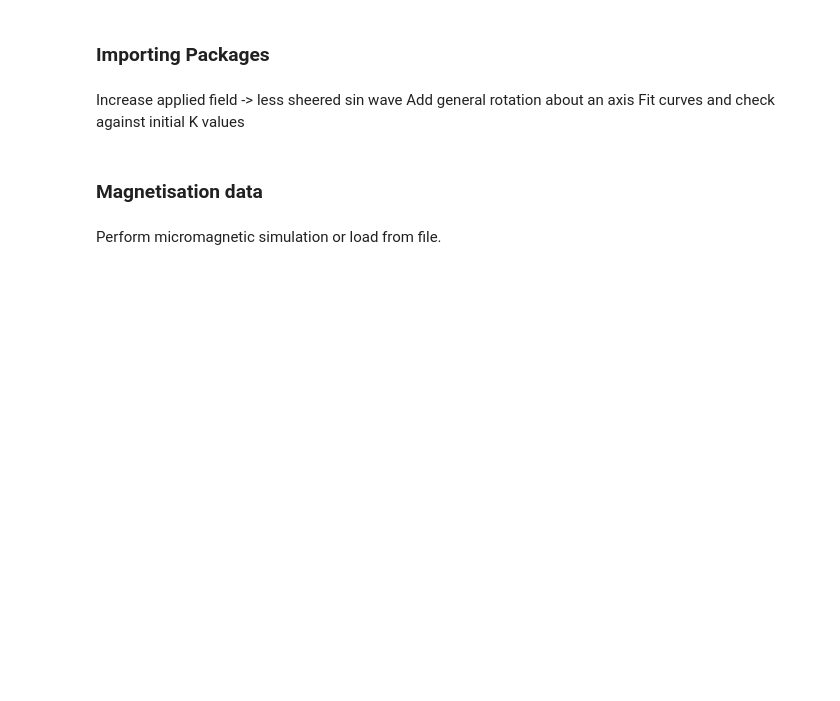
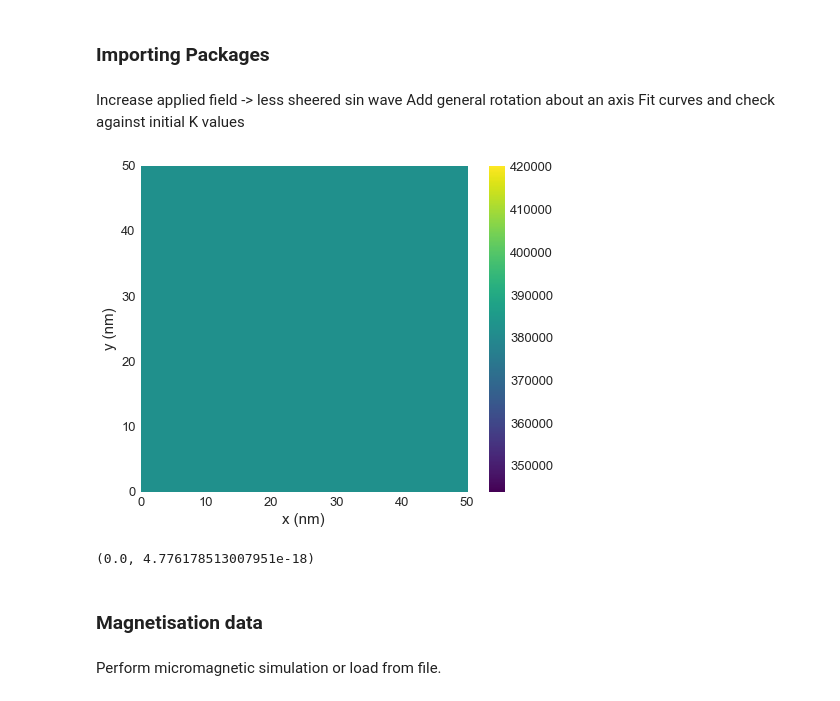
Before and after one commit to ubermag/mag2exp, a Jupyter notebook: docs/ipynb/torque_df_based.ipynb, the cells around one changed output. Cells and saved outputs as stored; diff of their text form; code cells hidden in the pictures; blank space fills up the shorter version.

```diff
--- a/docs/ipynb/torque_df_based.ipynb
+++ b/docs/ipynb/torque_df_based.ipynb
@@ -18,3 +17,19 @@ import matplotlib.colors
 Increase applied field -> less sheered sin wave
 Add general rotation about an axis
 Fit curves and check against initial K values
+# %%
+region = df.Region(p1=(0, 0, 0), p2=(50e-9, 50e-9, 50e-9))
+mesh = df.Mesh(region=region, cell=(5e-9, 5e-9, 5e-9))
+
+system = mm.System(name='Box2')
+
+system.energy = (mm.Exchange(A=8.78e-12)
+               + mm.CubicAnisotropy(K=0.8e6, u1=(0, 0, 1), u2=(0, 1, 0))
+               + mm.Demag()
+               + mm.Zeeman(H=(0, 0, 10e4)))
+Ms = 384e3
+# %%
+system.m = df.Field(mesh, dim=3, value=(0,0.1,1), norm=Ms)
+system.m.z.plane('z').mpl.plot()
+# %% [output]
+[figure, added]
@@ -21,3 +45,7 @@ Fit curves and check against initial K values
+# %%
+mp
+# %% [output]
+(0.0, 4.776178513007951e-18)
 # %% [markdown]
 ### Magnetisation data
 # %% [markdown]
```
Also changed, not shown: parts of 4 cells of this notebook.
